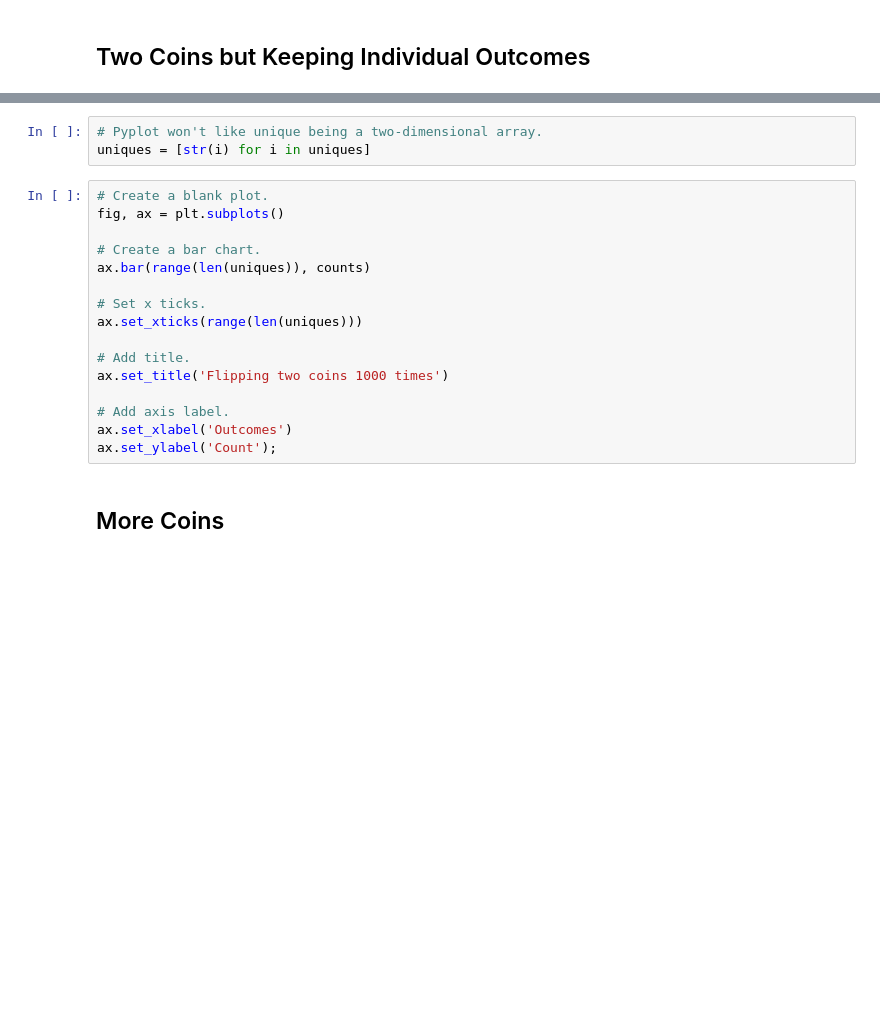
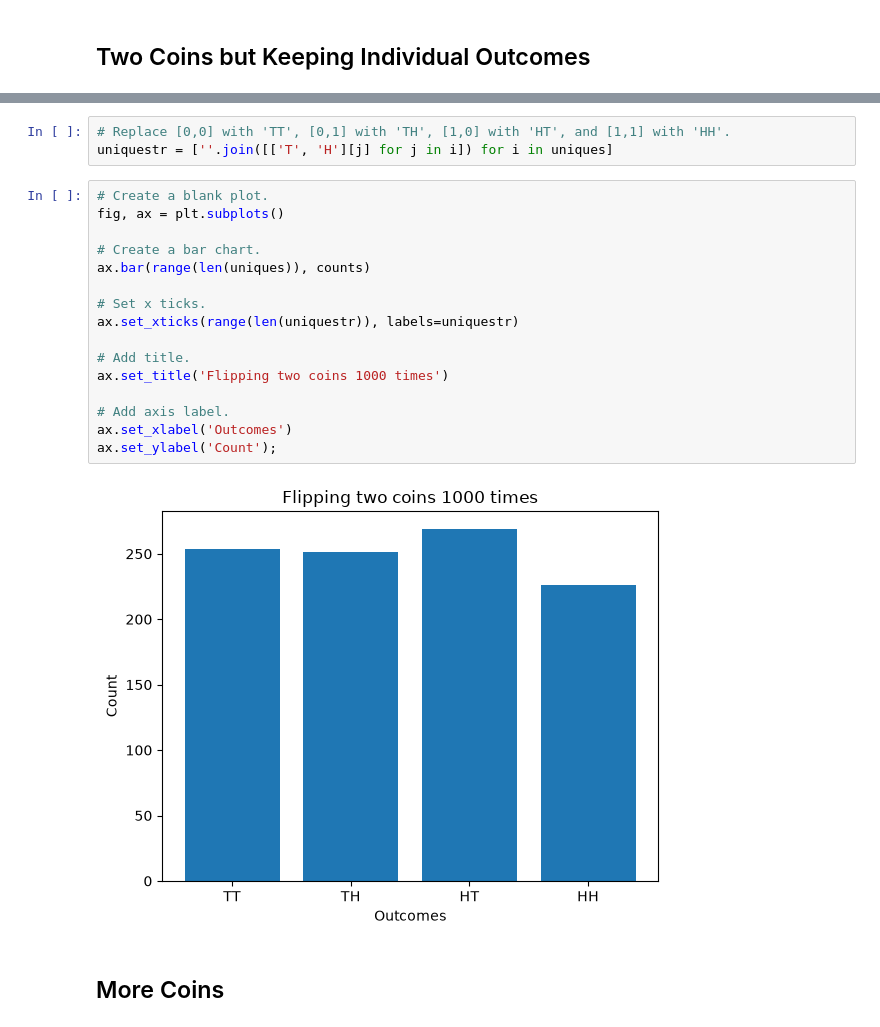
Before and after one commit to ianmcloughlin/applied-statistics, a Jupyter notebook: notes/normal-distribution.ipynb, the cells around one changed output, grey strips where cells are left out. Cells and saved outputs as stored; diff of their text form; blank space fills up the shorter version.

```diff
--- a/notes/normal-distribution.ipynb
+++ b/notes/normal-distribution.ipynb
@@ -146,22 +160,24 @@ uniques, counts
-# %%
-# Pyplot won't like unique being a two-dimensional array.
-uniques = [str(i) for i in uniques]
+# %%
+# Replace [0,0] with 'TT', [0,1] with 'TH', [1,0] with 'HT', and [1,1] with 'HH'.
+uniquestr = [''.join([['T', 'H'][j] for j in i]) for i in uniques]
 # %%
 # Create a blank plot.
 fig, ax = plt.subplots()
 
 # Create a bar chart.
 ax.bar(range(len(uniques)), counts)
 
 # Set x ticks.
-ax.set_xticks(range(len(uniques)))
+ax.set_xticks(range(len(uniquestr)), labels=uniquestr)
 
 # Add title.
 ax.set_title('Flipping two coins 1000 times')
 
 # Add axis label.
 ax.set_xlabel('Outcomes')
 ax.set_ylabel('Count');
+# %% [output]
+[figure, added]
 # %% [markdown]
 ## More Coins
 # %%
```
Also changed, not shown: parts of 26 cells of this notebook.
